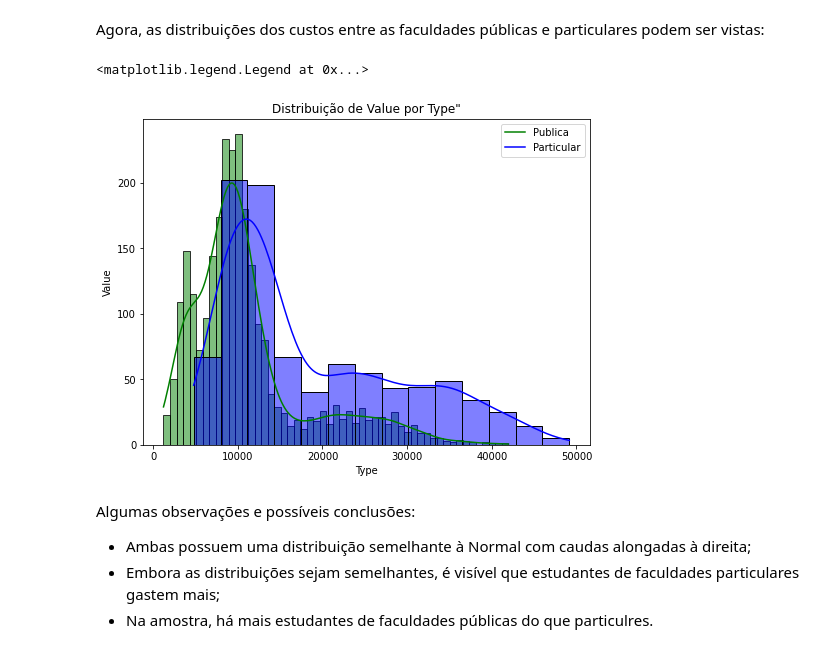
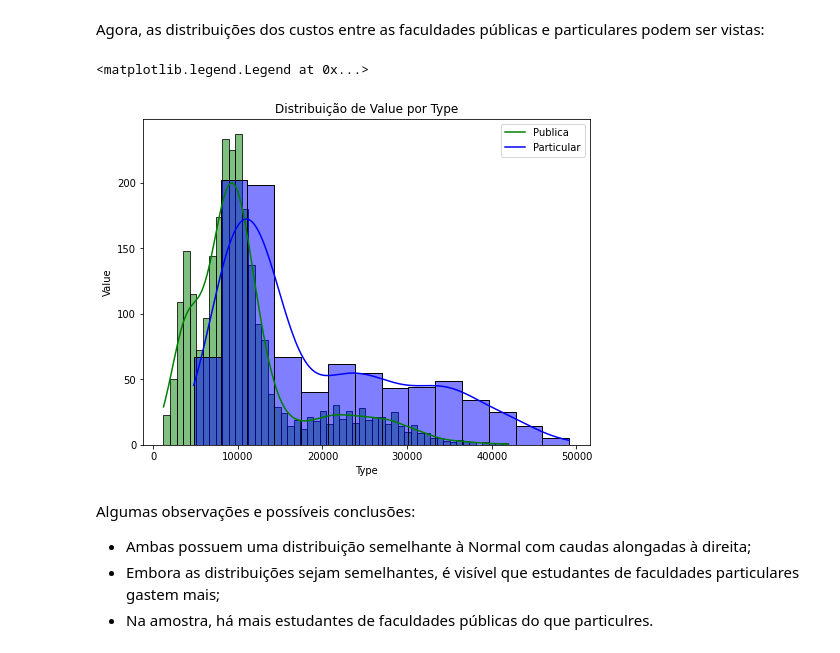
Before and after one commit to gabriellfelipe7/AnaliseExploratoria_AverageCostStudentUSA, a Jupyter notebook: AnaliseExploratoria_AverageCostStudentUSA.ipynb, the cells around one changed output. Saved outputs shown, nothing was run; the diff lists cells and outputs as text; code cells hidden in the pictures.

```diff
--- a/AnaliseExploratoria_AverageCostStudentUSA.ipynb
+++ b/AnaliseExploratoria_AverageCostStudentUSA.ipynb
@@ -534,14 +535,14 @@ Agora, as distribuições dos custos entre as faculdades públicas e particulare
 # %%
 fig = plt.figure(figsize=(8, 6))
 plt.xlabel('Type')
 plt.ylabel('Value')
-plt.title('Distribuição de Value por Type"')
+plt.title('Distribuição de Value por Type')
 sns.histplot(data=valores_publicas, x="Value", kde=True, color='green')
 sns.histplot(data=valores_particulares, x="Value", kde=True, color='blue')
 plt.legend(labels=["Publica","Particular"])
 # %% [output]
 <matplotlib.legend.Legend at 0x...>
-[figure, old version]
+[figure, new version]
 # %% [markdown]
 Algumas observações e possíveis conclusões:
 - Ambas possuem uma distribuição semelhante à Normal com caudas alongadas à direita;
```
Also changed, not shown: parts of 14 cells of this notebook.
